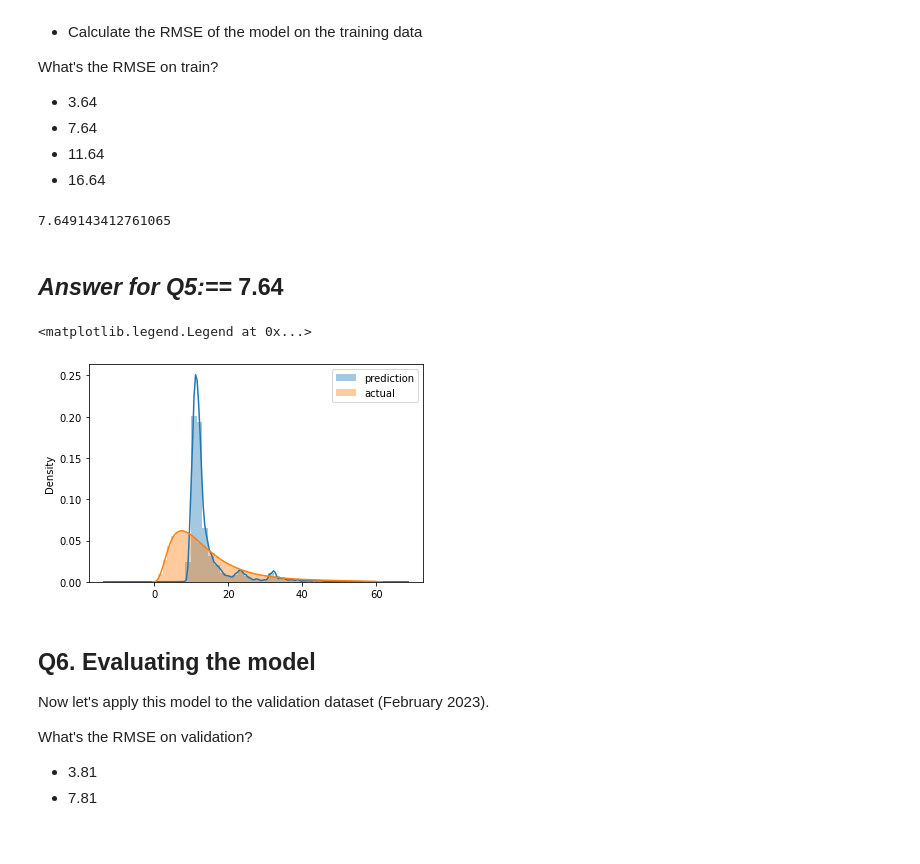
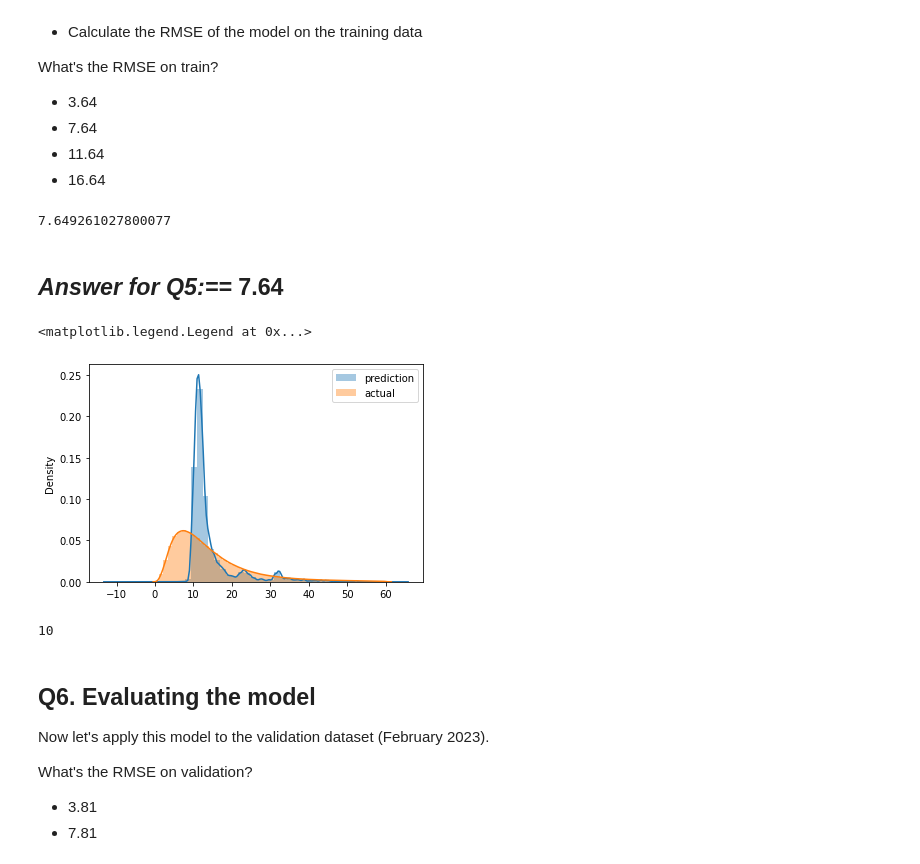
Before and after one commit to alex-sokolov2011/MLOps_zoomcamp, a Jupyter notebook: 01-intro/duration-prediction.ipynb, the cells around one changed output. Saved outputs shown, nothing was run; the diff lists cells and outputs as text; code cells hidden in the pictures.

```diff
--- a/01-intro/duration-prediction.ipynb
+++ b/01-intro/duration-prediction.ipynb
@@ -149,7 +146,7 @@ df_categorial_descr.loc['unique'].sum()
 # %% [markdown]
 # One Hot Encoding with DictVectorizer
 # %%
-train_dicts = df[categorical + numerical].to_dict(orient='records')
+train_dicts = df[categorical].to_dict(orient='records')
 
 dv = DictVectorizer()
 X_train = dv.fit_transform(train_dicts)
@@ -212,20 +209,24 @@ y_pred = lr.predict(X_train)
 
 mean_squared_error(y_train, y_pred, squared=False)
 # %% [output]
-7.649143412761065
+7.649261027800077
 # %% [markdown]
 ## ***Answer for Q5:==*** 7.64
 # %%
-sns.distplot(y_pred, label='prediction')
-sns.distplot(y_train, label='actual')
+sns.histplot(y_pred, label='prediction')
+sns.histplot(y_train, label='actual')
 
 plt.legend()
 # %% [output]
 <matplotlib.legend.Legend at 0x...>
-[figure, old version]
+[figure, new version]
 # %%
 del df
 del X_train
+# %%
+gc.collect()
+# %% [output]
+10
 # %% [markdown]
 ## Q6. Evaluating the model
 
```
Also changed, not shown: parts of 20 cells of this notebook, 3 other files.
